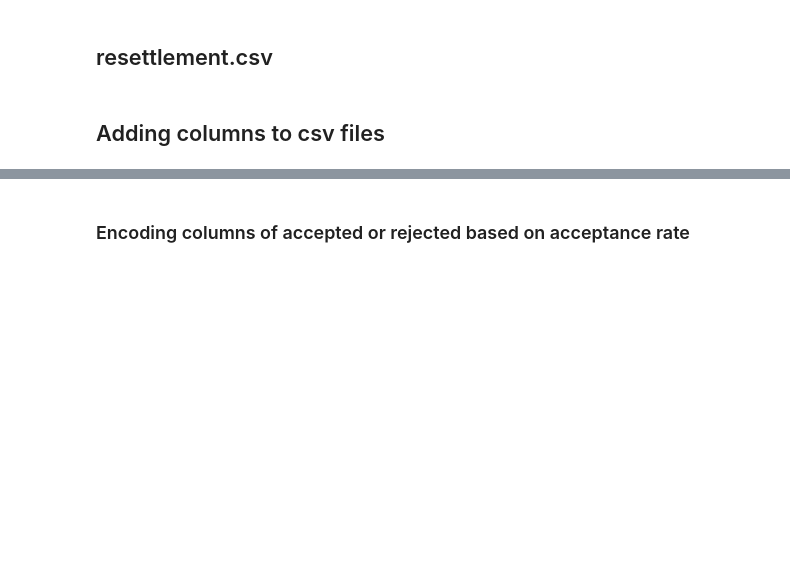
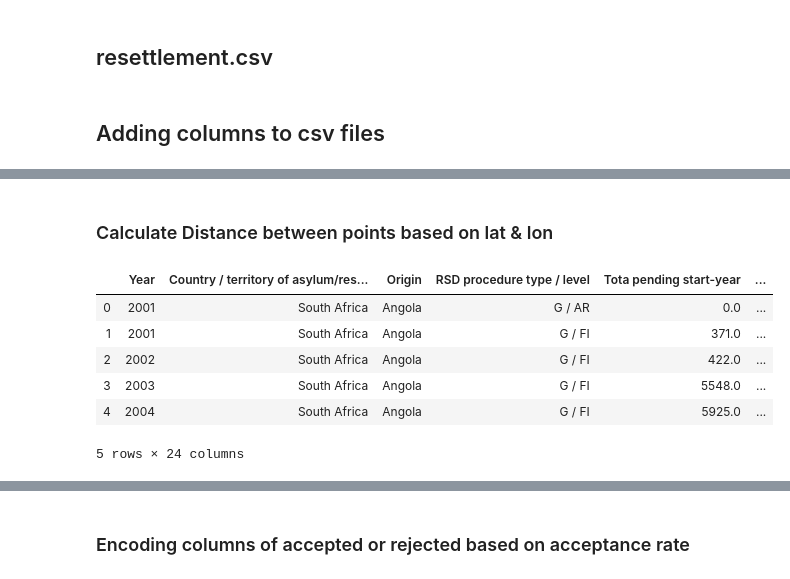
Before and after one commit to darrentyh/IS-424_Data-Mining-Project, a Jupyter notebook: File cleaning and preprocessing.ipynb, the cells around one changed output, grey strips where cells are left out. Saved outputs shown, nothing was run; the diff lists cells and outputs as text; code cells hidden in the pictures; blank space fills up the shorter version.

```diff
--- a/File cleaning and preprocessing.ipynb
+++ b/File cleaning and preprocessing.ipynb
@@ -149,0 +186,22 @@ file2['Otherwise_closed'] = file2.apply(lambda x: 1.0 if x.Otherwise_closed <= 0
+# %%
+file2 = pd.merge(file2, file_countries_target, on = 'Country / territory of asylum/residence')
+file2 = file2.rename({'latitude': 'Target_latitude', 'longitude': 'Target_longitude'}, axis=1)
+# %%
+file2 = pd.merge(file2, file_countries_origin, on = 'Origin')
+file2 = file2.rename({'latitude': 'Origin_latitude', 'longitude': 'Origin_longitude'}, axis=1)
+# %% [markdown]
+### Calculate Distance between points based on lat & lon
+# %%
+def haversine(lat1, lon1, lat2, lon2):
+    R = 6372800  # Earth radius in meters
+
+    phi1, phi2 = math.radians(lat1), math.radians(lat2)
+    dphi       = math.radians(lat2 - lat1)
+    dlambda    = math.radians(lon2 - lon1)
+
+    a = math.sin(dphi/2)**2 + \
+        math.cos(phi1)*math.cos(phi2)*math.sin(dlambda/2)**2
+
+    return (2*R*math.atan2(math.sqrt(a), math.sqrt(1 - a)))/1000
+
+# print(haversine(-54.429579, -36.587909, -14.270972, -170.132217))
@@ -149,0 +211,10 @@ file2['Otherwise_closed'] = file2.apply(lambda x: 1.0 if x.Otherwise_closed <= 0
+# %%
+file2.head()
+# %% [output]
+|  | Year | Country / territory of asylum/res... | Origin | RSD procedure type / level | Tota pending start-year | ... |
+| 0 | 2001 | South Africa | Angola | G / AR | 0.0 | ... |
+| 1 | 2001 | South Africa | Angola | G / FI | 371.0 | ... |
+| 2 | 2002 | South Africa | Angola | G / FI | 422.0 | ... |
+| 3 | 2003 | South Africa | Angola | G / FI | 5548.0 | ... |
+| 4 | 2004 | South Africa | Angola | G / FI | 5925.0 | ... |
+5 rows × 24 columns
```
Also changed, not shown: parts of 45 cells of this notebook, 1 other file.
